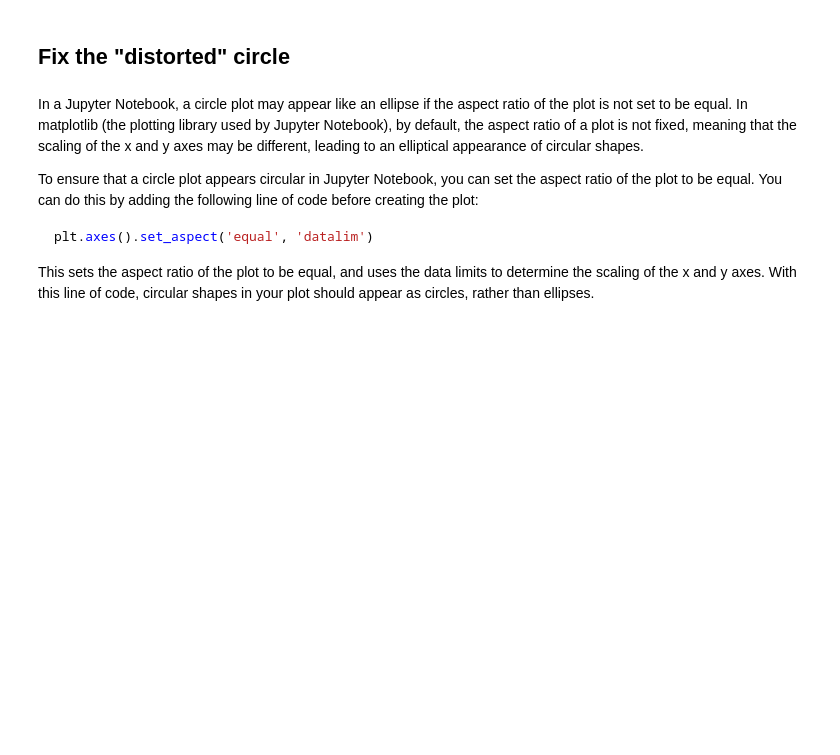
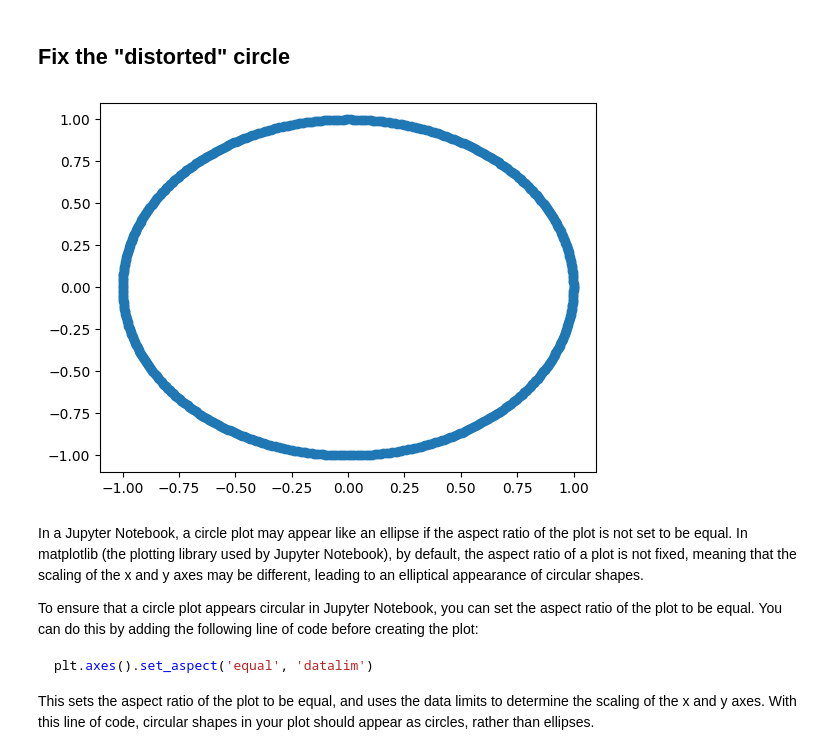
Before and after one commit to xiangshiyin/python-for-kids, a Jupyter notebook: 2022-2023/2023-02-25/practice.ipynb, the cells around one changed output. Drawn from its saved outputs; the diff is of its cells as text; code cells hidden in the pictures; blank space fills up the shorter version.

```diff
--- a/2022-2023/2023-02-25/practice.ipynb
+++ b/2022-2023/2023-02-25/practice.ipynb
@@ -4,6 +4,50 @@
 [![Open In Colab](https://colab.research.google.com/assets/colab-badge.svg)](https://colab.research.google.com/github/xiangshiyin/python-for-kids/blob/main/2022-2023/2023-02-25/practice.ipynb)
 # %% [markdown]
 ## Fix the "distorted" circle
+# %%
+# import the libraries
+import matplotlib.pyplot as plt
+import math
+import numpy as np
+
+# create a list of theta values
+thetas = np.arange(0, math.pi * 2, 0.01)
+
+# create a list of x cooridnate values
+xs = []
+# create an empty list for y coordiante values such that we could fill y values in later
+ys = []
+# define the radius
+r = 1
+
+# iterate through each individual theta value
+for theta in thetas:
+    # calculate the x and y coordinates for each theta value
+    x = r * math.cos(theta)
+    y = r * math.sin(theta)
+    # plug x value into xs
+    #########################
+    ## add your code below ##
+    #########################
+
+    xs.append(x)
+    #########################
+
+    # plug y value into ys
+    #########################
+    ## add your code below ##
+    #########################
+
+    ys.append(y)
+    #########################
+
+
+
+# feed the lists of x and y coordinate values to the plot() function
+plt.plot(xs,ys,label='a circle',marker='o')
+plt.show()
+# %% [output]
+[figure, added]
 # %% [markdown]
 In a Jupyter Notebook, a circle plot may appear like an ellipse if the aspect ratio of the plot is not set to be equal. In matplotlib (the plotting library used by Jupyter Notebook), by default, the aspect ratio of a plot is not fixed, meaning that the scaling of the x and y axes may be different, leading to an elliptical appearance of circular shapes.
 
```
Also changed, not shown: 1 other file.
